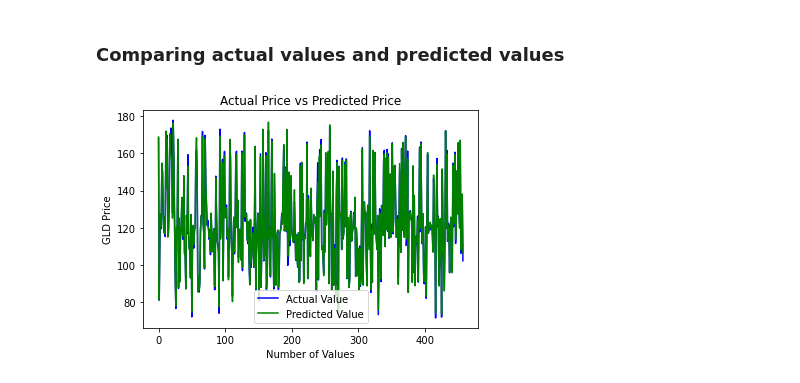
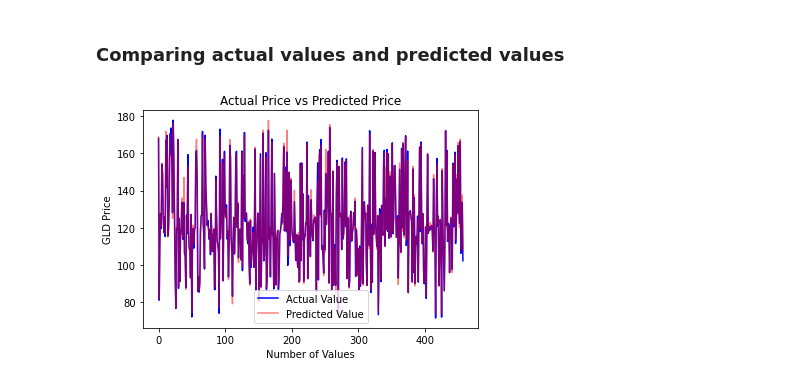
Before and after one commit to Jagac/ML-Repo, a Jupyter notebook: Predicting Price of Gold/Random Forest Script.ipynb, the cells around one changed output. Saved outputs shown, nothing was run; the diff lists cells and outputs as text; code cells hidden in the pictures.

```diff
--- a/Predicting Price of Gold/Random Forest Script.ipynb
+++ b/Predicting Price of Gold/Random Forest Script.ipynb
@@ -165,11 +165,11 @@ R squared error :  0.9890059868102502
 Y_test = list(Y_test)
 # %%
 plt.plot(Y_test, color='blue', label = 'Actual Value')
-plt.plot(test_data_prediction, color = 'green', label = 'Predicted Value')
+plt.plot(test_data_prediction, color = 'red', label = 'Predicted Value', alpha = 0.5)
 plt.title('Actual Price vs Predicted Price')
 plt.xlabel('Number of Values')
 plt.ylabel('GLD Price')
 plt.legend()
 plt.show()
 # %% [output]
-[figure, old version]
+[figure, new version]
```
Also changed, not shown: parts of 2 cells of this notebook.
